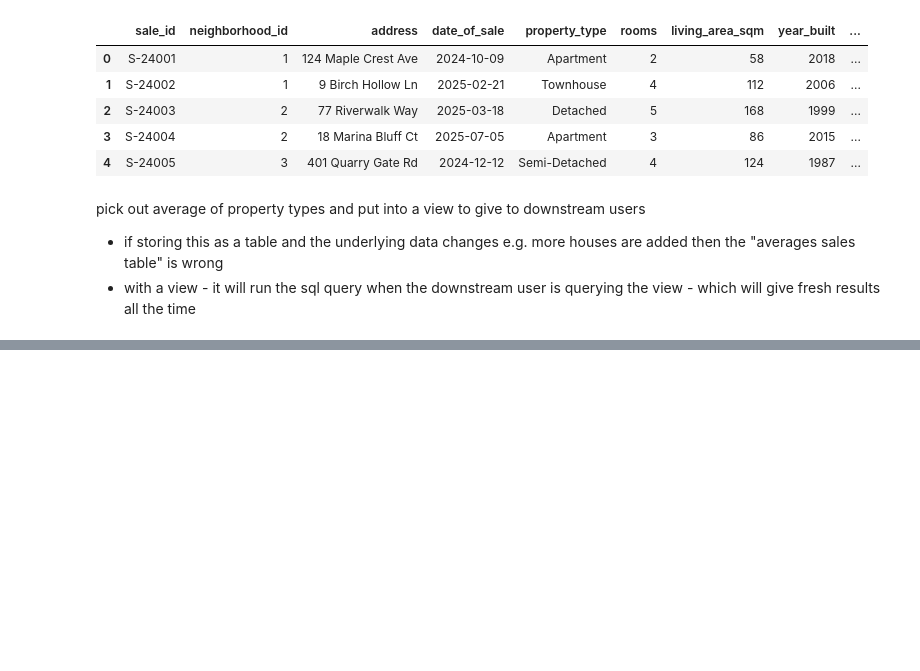
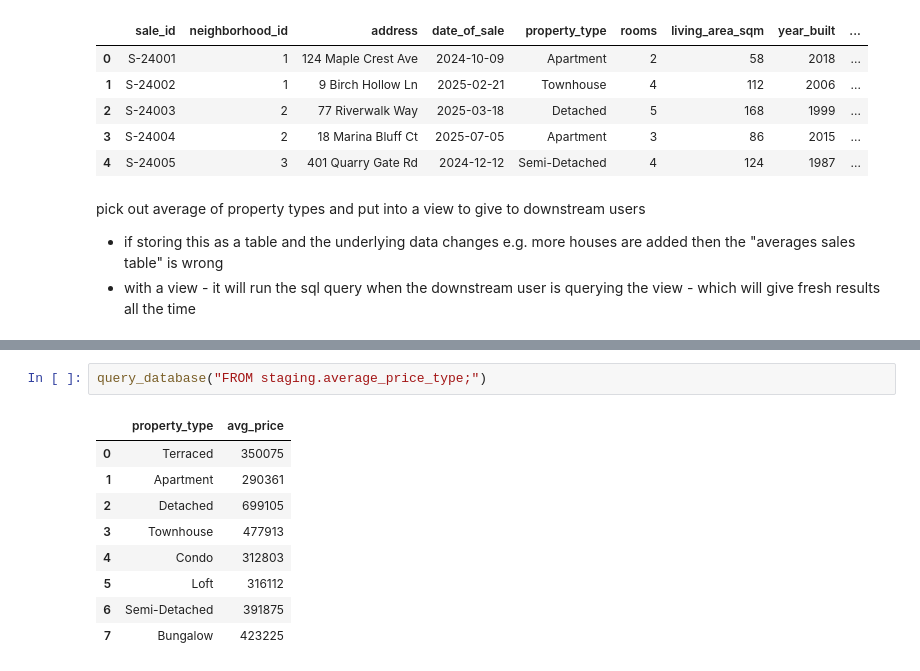
Before and after one commit to FellanNokes/SQL_course_Felix_Kjellberg_DE25, a Jupyter notebook: code_along/week6_extra/lecture_13_15.ipynb, the cells around one changed output, grey strips where cells are left out. Cells and saved outputs as stored; diff of their text form; blank space fills up the shorter version.

```diff
--- a/code_along/week6_extra/lecture_13_15.ipynb
+++ b/code_along/week6_extra/lecture_13_15.ipynb
@@ -169,0 +166,12 @@ GROUP BY property_type;
+# %%
+query_database("FROM staging.average_price_type;")
+# %% [output]
+|  | property_type | avg_price |
+| 0 | Terraced | 350075 |
+| 1 | Apartment | 290361 |
+| 2 | Detached | 699105 |
+| 3 | Townhouse | 477913 |
+| 4 | Condo | 312803 |
+| 5 | Loft | 316112 |
+| 6 | Semi-Detached | 391875 |
+| 7 | Bungalow | 423225 |
```
Also changed, not shown: parts of 5 cells of this notebook.
